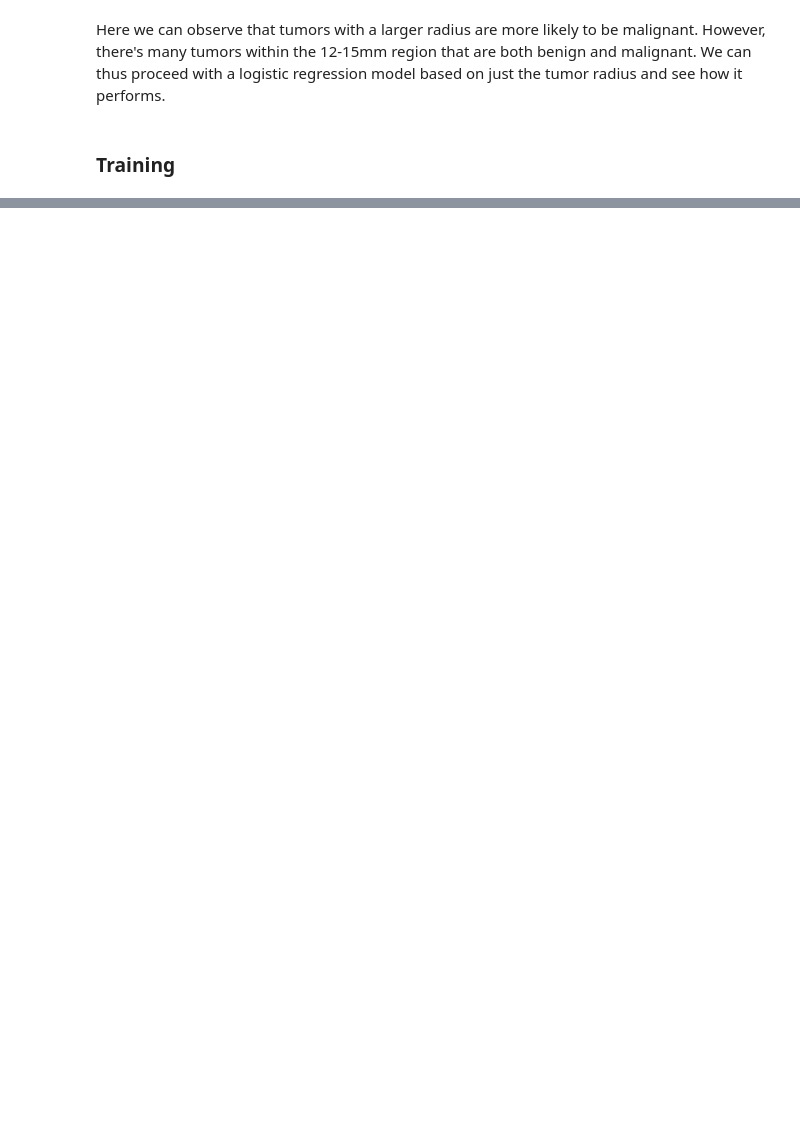
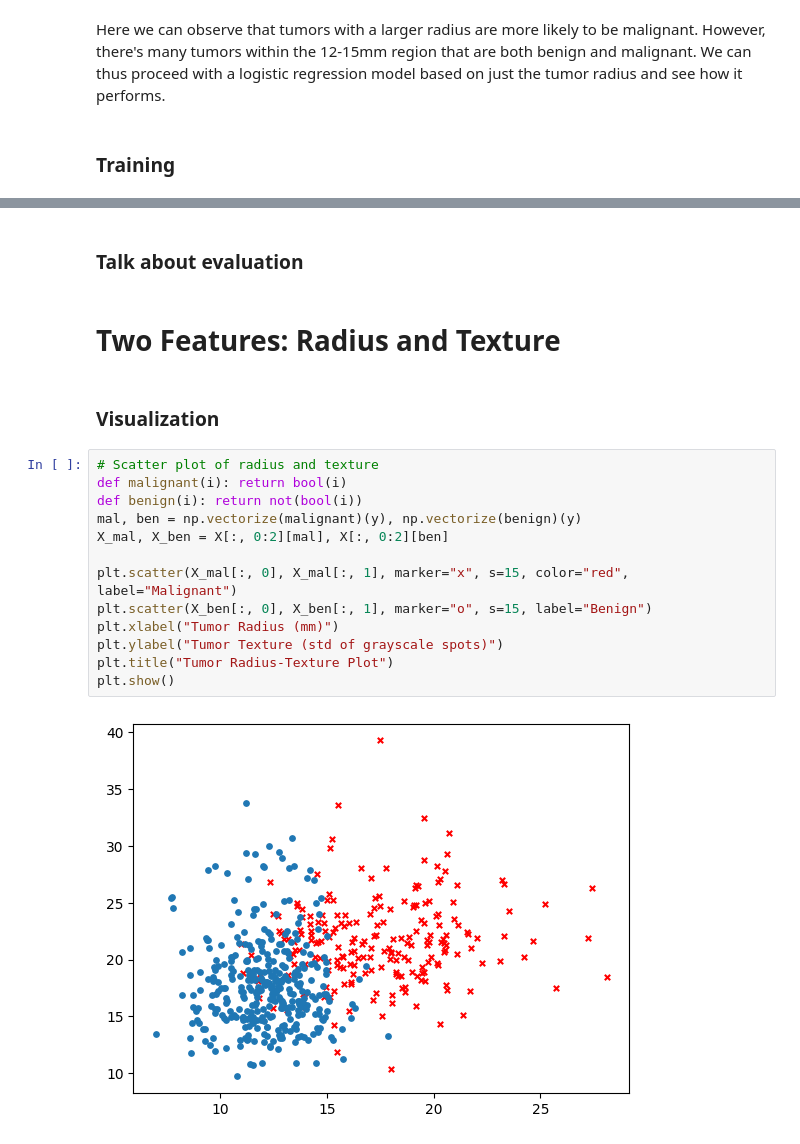
Before and after one commit to markov24/breast-cancer-classification, a Jupyter notebook: binary_classification.ipynb, the cells around one changed output, grey strips where cells are left out. Cells and saved outputs as stored; diff of their text form; blank space fills up the shorter version.

```diff
--- a/binary_classification.ipynb
+++ b/binary_classification.ipynb
@@ -44,0 +54,21 @@ AttributeError: 'tuple' object has no attribute 'shape'
+# %% [markdown]
+### Talk about evaluation
+# %% [markdown]
+# Two Features: Radius and Texture
+# %% [markdown]
+### Visualization
+# %%
+# Scatter plot of radius and texture
+def malignant(i): return bool(i)
+def benign(i): return not(bool(i))
+mal, ben = np.vectorize(malignant)(y), np.vectorize(benign)(y)
+X_mal, X_ben = X[:, 0:2][mal], X[:, 0:2][ben]
+
+plt.scatter(X_mal[:, 0], X_mal[:, 1], marker="x", s=15, color="red", label="Malignant")
+plt.scatter(X_ben[:, 0], X_ben[:, 1], marker="o", s=15, label="Benign")
+plt.xlabel("Tumor Radius (mm)")
+plt.ylabel("Tumor Texture (std of grayscale spots)")
+plt.title("Tumor Radius-Texture Plot")
+plt.show()
+# %% [output]
+[figure, added]
```
Also changed, not shown: parts of 5 cells of this notebook.
